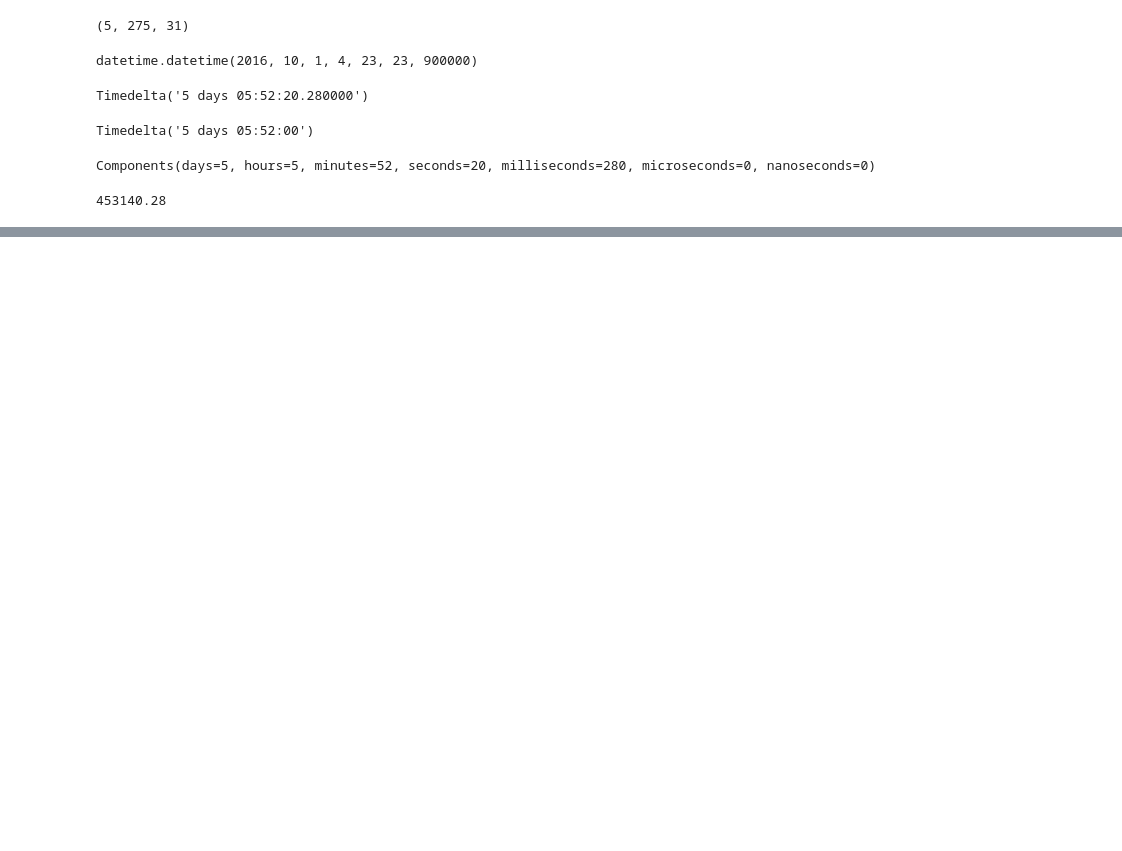
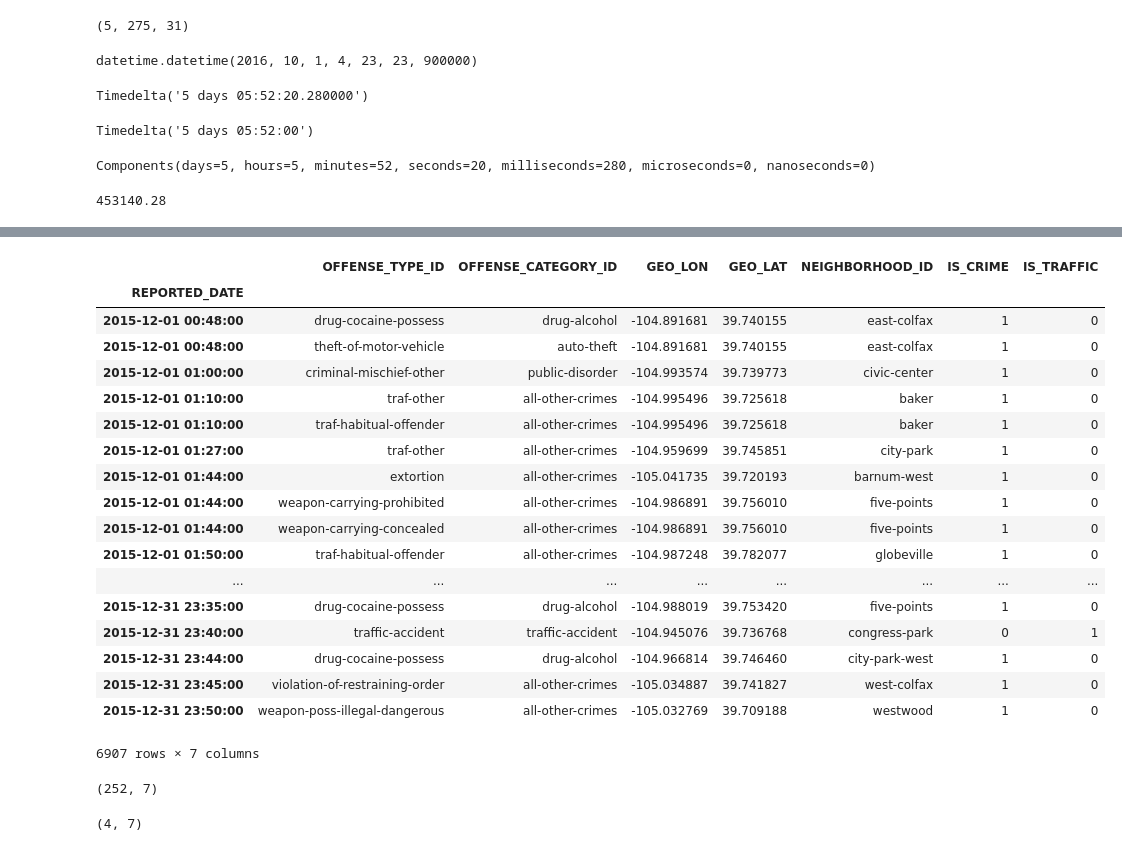
Before and after one commit to davetlewis-van/Pandas-Cookbook, a Jupyter notebook: Time series.ipynb, the cells around one changed output, grey strips where cells are left out. Drawn from its saved outputs; the diff is of its cells as text; code cells hidden in the pictures; blank space fills up the shorter version.

```diff
--- a/Time series.ipynb
+++ b/Time series.ipynb
@@ -192,0 +262,30 @@ date_string_list = ['Sep 30 1984'] * 10000
+# %%
+crime.loc['Dec 2015'].sort_index()
+# %% [output]
+|  | OFFENSE_TYPE_ID | OFFENSE_CATEGORY_ID | GEO_LON | GEO_LAT | NEIGHBORHOOD_ID | IS_CRIME | IS_TRAFFIC |
+| REPORTED_DATE |  |  |  |  |  |  |  |
+| 2015-12-01 00:48:00 | drug-cocaine-possess | drug-alcohol | -104.891681 | 39.740155 | east-colfax | 1 | 0 |
+| 2015-12-01 00:48:00 | theft-of-motor-vehicle | auto-theft | -104.891681 | 39.740155 | east-colfax | 1 | 0 |
+| 2015-12-01 01:00:00 | criminal-mischief-other | public-disorder | -104.993574 | 39.739773 | civic-center | 1 | 0 |
+| 2015-12-01 01:10:00 | traf-other | all-other-crimes | -104.995496 | 39.725618 | baker | 1 | 0 |
+| 2015-12-01 01:10:00 | traf-habitual-offender | all-other-crimes | -104.995496 | 39.725618 | baker | 1 | 0 |
+| 2015-12-01 01:27:00 | traf-other | all-other-crimes | -104.959699 | 39.745851 | city-park | 1 | 0 |
+| 2015-12-01 01:44:00 | extortion | all-other-crimes | -105.041735 | 39.720193 | barnum-west | 1 | 0 |
+| 2015-12-01 01:44:00 | weapon-carrying-prohibited | all-other-crimes | -104.986891 | 39.756010 | five-points | 1 | 0 |
+| 2015-12-01 01:44:00 | weapon-carrying-concealed | all-other-crimes | -104.986891 | 39.756010 | five-points | 1 | 0 |
+| 2015-12-01 01:50:00 | traf-habitual-offender | all-other-crimes | -104.987248 | 39.782077 | globeville | 1 | 0 |
+| ... | ... | ... | ... | ... | ... | ... | ... |
+| 2015-12-31 23:35:00 | drug-cocaine-possess | drug-alcohol | -104.988019 | 39.753420 | five-points | 1 | 0 |
+| 2015-12-31 23:40:00 | traffic-accident | traffic-accident | -104.945076 | 39.736768 | congress-park | 0 | 1 |
+| 2015-12-31 23:44:00 | drug-cocaine-possess | drug-alcohol | -104.966814 | 39.746460 | city-park-west | 1 | 0 |
+| 2015-12-31 23:45:00 | violation-of-restraining-order | all-other-crimes | -105.034887 | 39.741827 | west-colfax | 1 | 0 |
+| 2015-12-31 23:50:00 | weapon-poss-illegal-dangerous | all-other-crimes | -105.032769 | 39.709188 | westwood | 1 | 0 |
+6907 rows × 7 columns
+# %%
+crime.loc['2016 Sep, 15'].shape
+# %% [output]
+(252, 7)
+# %%
+crime.loc['21st October 2014 05'].shape
+# %% [output]
+(4, 7)
```
Also changed, not shown: parts of 19 cells of this notebook, 3 other files.
